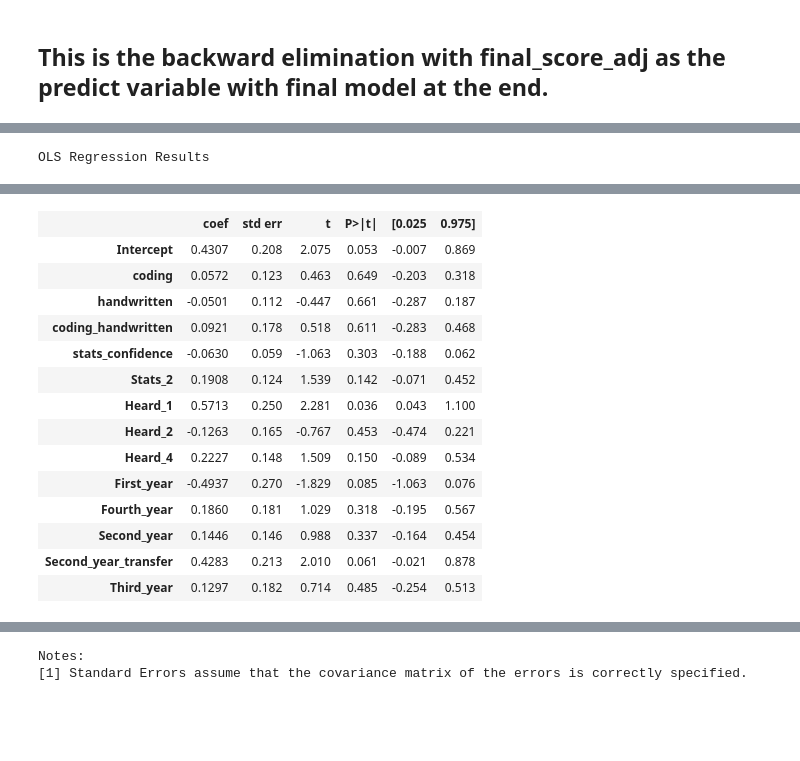
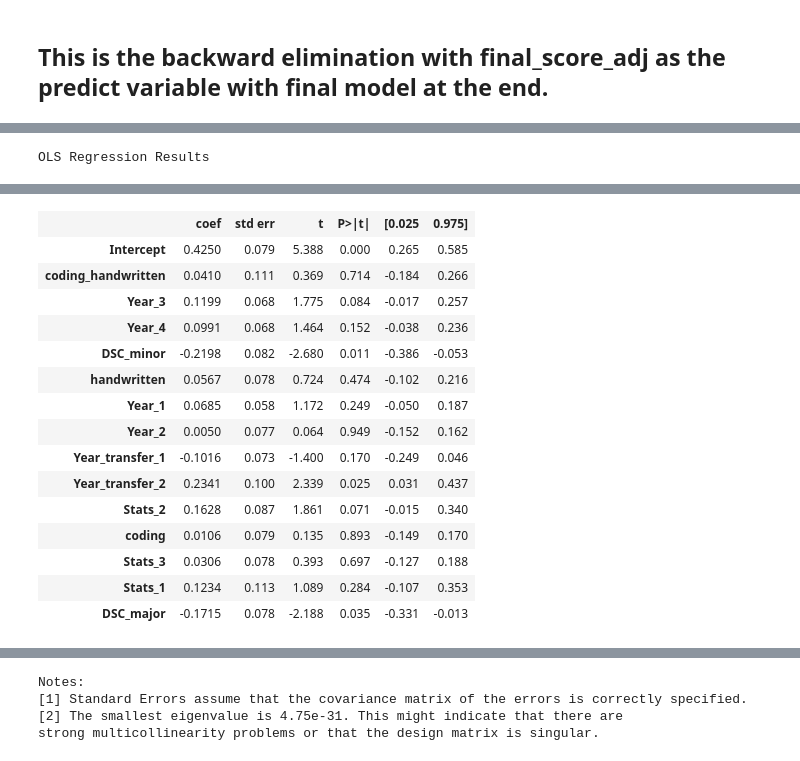
Before and after one commit to SaintHades/Simulation-coding-exercises-for-teaching-probability-theory, a Jupyter notebook: statistic_analysis.ipynb, the cells around one changed output, grey strips where cells are left out. Drawn from its saved outputs; the diff is of its cells as text; code cells hidden in the pictures; blank space fills up the shorter version.

```diff
--- a/statistic_analysis.ipynb
+++ b/statistic_analysis.ipynb
@@ -283,12 +283,12 @@ math_type = {
 # %%
 sample_new['class_standing'].value_counts()
 year_type = {
-    'First year': 'First_year',
-    'Second year': 'Second_year',
-    'Third year': 'Third_year',
-    'Fourth year': 'Fourth_year',
-    'Third year (first year transfer)': 'First_year_transfer',
-    'Fourth year (second year transfer)': 'Second_year_transfer'
+    'First year': 'Year_1',
+    'Second year': 'Year_2',
+    'Third year': 'Year_3',
+    'Fourth year': 'Year_4',
+    'Third year (first year transfer)': 'Year_transfer_1',
+    'Fourth year (second year transfer)': 'Year_transfer_2'
 }
 # %%
 sample_new['stats_courses_taken'].value_counts()
@@ -458,0 +408,3 @@ def backward_selection(data, initial_vars, response, forced_vars, p_thresh=0.5):
+# %%
+add_on = list(set(initial_vars) - set(forced_vars))
+add_on
@@ -458,0 +434,28 @@ def backward_selection(data, initial_vars, response, forced_vars, p_thresh=0.5):
+# %%
+same_feature = ['Stats', 'Heard', 'DSC', 'MATH', 'Year']
+stats = []
+heard = []
+dsc = []
+math = []
+year = []
+all_inputs = []
+for i in add_on:
+    if i.startswith("Stats"):
+        stats.append(i)
+    elif i.startswith("Heard"):
+        heard.append(i)
+    elif i.startswith("DSC"):
+        dsc.append(i)
+    elif i.startswith("MATH"):
+        math.append(i)
+    elif i.startswith("Year"):
+        year.append(i)
+    else:
+        all_inputs.append(i)
+
+all_inputs.append(stats)
+all_inputs.append(heard)
+all_inputs.append(dsc)
+all_inputs.append(math)
+all_inputs.append(year)
+all_inputs
@@ -510,5 +616,5 @@ Notes:
 # %% [markdown]
 ## This is the backward elimination with final_score_adj as the predict variable with final model at the end.
 # %%
-backward_selection(df_encoded, initial_vars, 'final_score_adj', forced_vars, p_thresh=0.5)
+backward_selection_adjR2(df_encoded, all_inputs, 'final_score_adj', forced_vars)
 # %% [output]
@@ -540,17 +646,18 @@ OLS Regression Results
 | Df Model: | 13 |  |  |
 | Covariance Type: | nonrobust |  |  |
 |  | coef | std err | t | P>|t| | [0.025 | 0.975] |
-| Intercept | 0.4307 | 0.208 | 2.075 | 0.053 | -0.007 | 0.869 |
-| coding | 0.0572 | 0.123 | 0.463 | 0.649 | -0.203 | 0.318 |
-| handwritten | -0.0501 | 0.112 | -0.447 | 0.661 | -0.287 | 0.187 |
-| coding_handwritten | 0.0921 | 0.178 | 0.518 | 0.611 | -0.283 | 0.468 |
-| stats_confidence | -0.0630 | 0.059 | -1.063 | 0.303 | -0.188 | 0.062 |
-| Stats_2 | 0.1908 | 0.124 | 1.539 | 0.142 | -0.071 | 0.452 |
-| Heard_1 | 0.5713 | 0.250 | 2.281 | 0.036 | 0.043 | 1.100 |
-| Heard_2 | -0.1263 | 0.165 | -0.767 | 0.453 | -0.474 | 0.221 |
-| Heard_4 | 0.2227 | 0.148 | 1.509 | 0.150 | -0.089 | 0.534 |
-| First_year | -0.4937 | 0.270 | -1.829 | 0.085 | -1.063 | 0.076 |
-| Fourth_year | 0.1860 | 0.181 | 1.029 | 0.318 | -0.195 | 0.567 |
-| Second_year | 0.1446 | 0.146 | 0.988 | 0.337 | -0.164 | 0.454 |
-| Second_year_transfer | 0.4283 | 0.213 | 2.010 | 0.061 | -0.021 | 0.878 |
-| Third_year | 0.1297 | 0.182 | 0.714 | 0.485 | -0.254 | 0.513 |
+| Intercept | 0.4250 | 0.079 | 5.388 | 0.000 | 0.265 | 0.585 |
+| coding_handwritten | 0.0410 | 0.111 | 0.369 | 0.714 | -0.184 | 0.266 |
+| Year_3 | 0.1199 | 0.068 | 1.775 | 0.084 | -0.017 | 0.257 |
+| Year_4 | 0.0991 | 0.068 | 1.464 | 0.152 | -0.038 | 0.236 |
+| DSC_minor | -0.2198 | 0.082 | -2.680 | 0.011 | -0.386 | -0.053 |
+| handwritten | 0.0567 | 0.078 | 0.724 | 0.474 | -0.102 | 0.216 |
+| Year_1 | 0.0685 | 0.058 | 1.172 | 0.249 | -0.050 | 0.187 |
+| Year_2 | 0.0050 | 0.077 | 0.064 | 0.949 | -0.152 | 0.162 |
+| Year_transfer_1 | -0.1016 | 0.073 | -1.400 | 0.170 | -0.249 | 0.046 |
+| Year_transfer_2 | 0.2341 | 0.100 | 2.339 | 0.025 | 0.031 | 0.437 |
+| Stats_2 | 0.1628 | 0.087 | 1.861 | 0.071 | -0.015 | 0.340 |
+| coding | 0.0106 | 0.079 | 0.135 | 0.893 | -0.149 | 0.170 |
+| Stats_3 | 0.0306 | 0.078 | 0.393 | 0.697 | -0.127 | 0.188 |
+| Stats_1 | 0.1234 | 0.113 | 1.089 | 0.284 | -0.107 | 0.353 |
+| DSC_major | -0.1715 | 0.078 | -2.188 | 0.035 | -0.331 | -0.013 |
@@ -561,2 +668,4 @@ OLS Regression Results
 Notes:
 [1] Standard Errors assume that the covariance matrix of the errors is correctly specified.
+[2] The smallest eigenvalue is 4.75e-31. This might indicate that there are
+strong multicollinearity problems or that the design matrix is singular.
```
Also changed, not shown: parts of 22 cells of this notebook, 7 other files.
